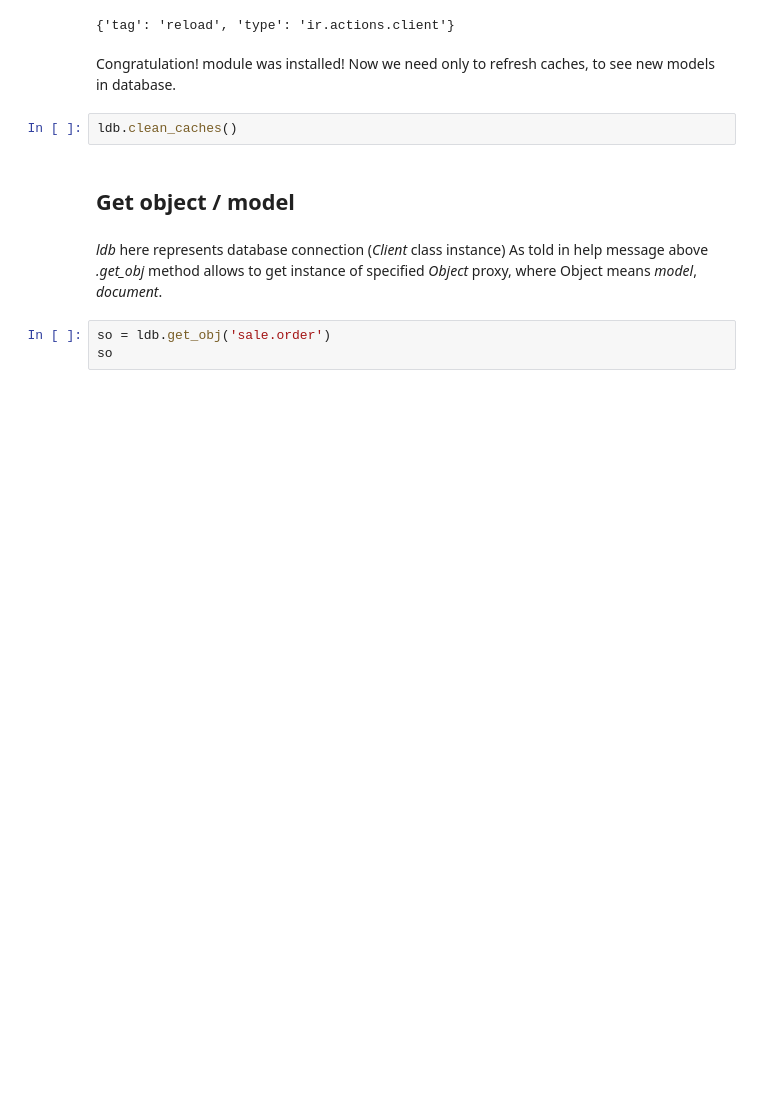
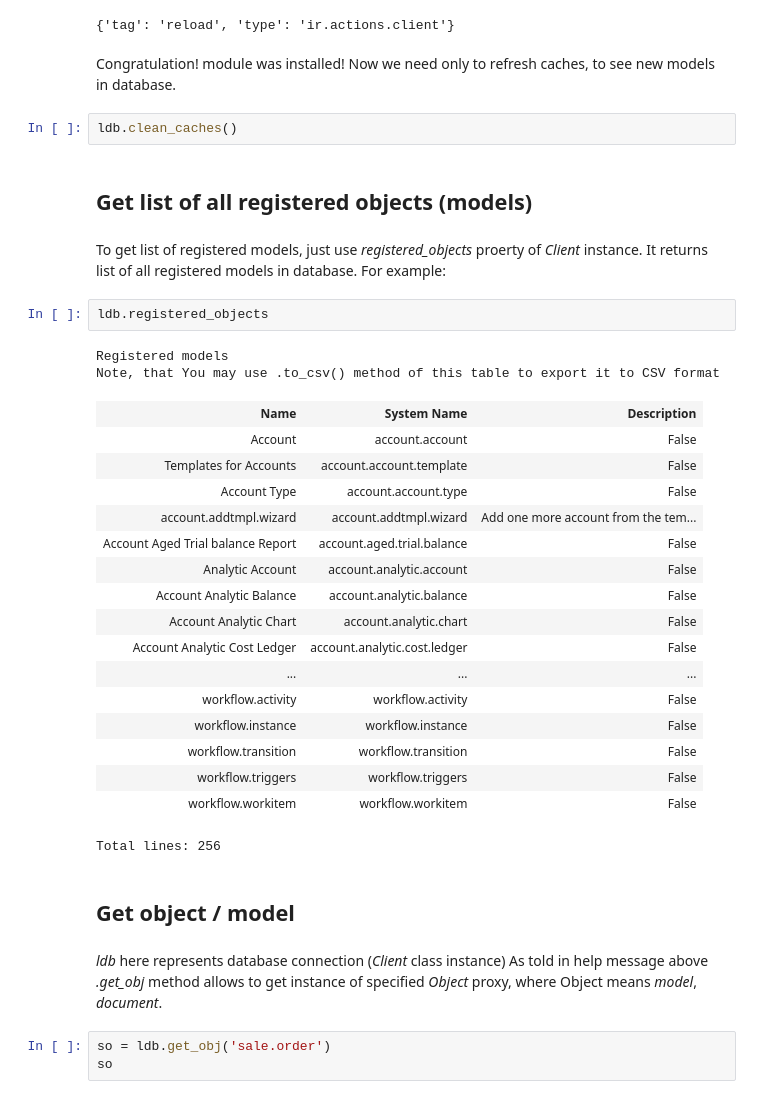
Before and after one commit to katyukha/odoo-rpc-client, a Jupyter notebook: examples/Examples & HTML tests.ipynb, the cells around one changed output. Drawn from its saved outputs; the diff is of its cells as text; blank space fills up the shorter version.

```diff
--- a/examples/Examples & HTML tests.ipynb
+++ b/examples/Examples & HTML tests.ipynb
@@ -157,6 +160,33 @@ ldb.plugins.module_utils.m_sale.install()
 Congratulation! module was installed! Now we need only to refresh caches, to see new models in database.
 # %%
 ldb.clean_caches()
+# %% [markdown]
+## Get list of all registered objects (models)
+# %% [markdown]
+To get list of registered models, just use *registered_objects* proerty of *Client* instance.
+It returns list of all registered models in database. For example:
+# %%
+ldb.registered_objects
+# %% [output]
+Registered models
+Note, that You may use .to_csv() method of this table to export it to CSV format
+| Name | System Name | Description |
+| Account | account.account | False |
+| Templates for Accounts | account.account.template | False |
+| Account Type | account.account.type | False |
+| account.addtmpl.wizard | account.addtmpl.wizard | Add one more account from the tem... |
+| Account Aged Trial balance Report | account.aged.trial.balance | False |
+| Analytic Account | account.analytic.account | False |
+| Account Analytic Balance | account.analytic.balance | False |
+| Account Analytic Chart | account.analytic.chart | False |
+| Account Analytic Cost Ledger | account.analytic.cost.ledger | False |
+| ... | ... | ... |
+| workflow.activity | workflow.activity | False |
+| workflow.instance | workflow.instance | False |
+| workflow.transition | workflow.transition | False |
+| workflow.triggers | workflow.triggers | False |
+| workflow.workitem | workflow.workitem | False |
+Total lines: 256
 # %% [markdown]
 ## Get object / model
 # %% [markdown]
```
Also changed, not shown: parts of 12 cells of this notebook, 6 other files.
